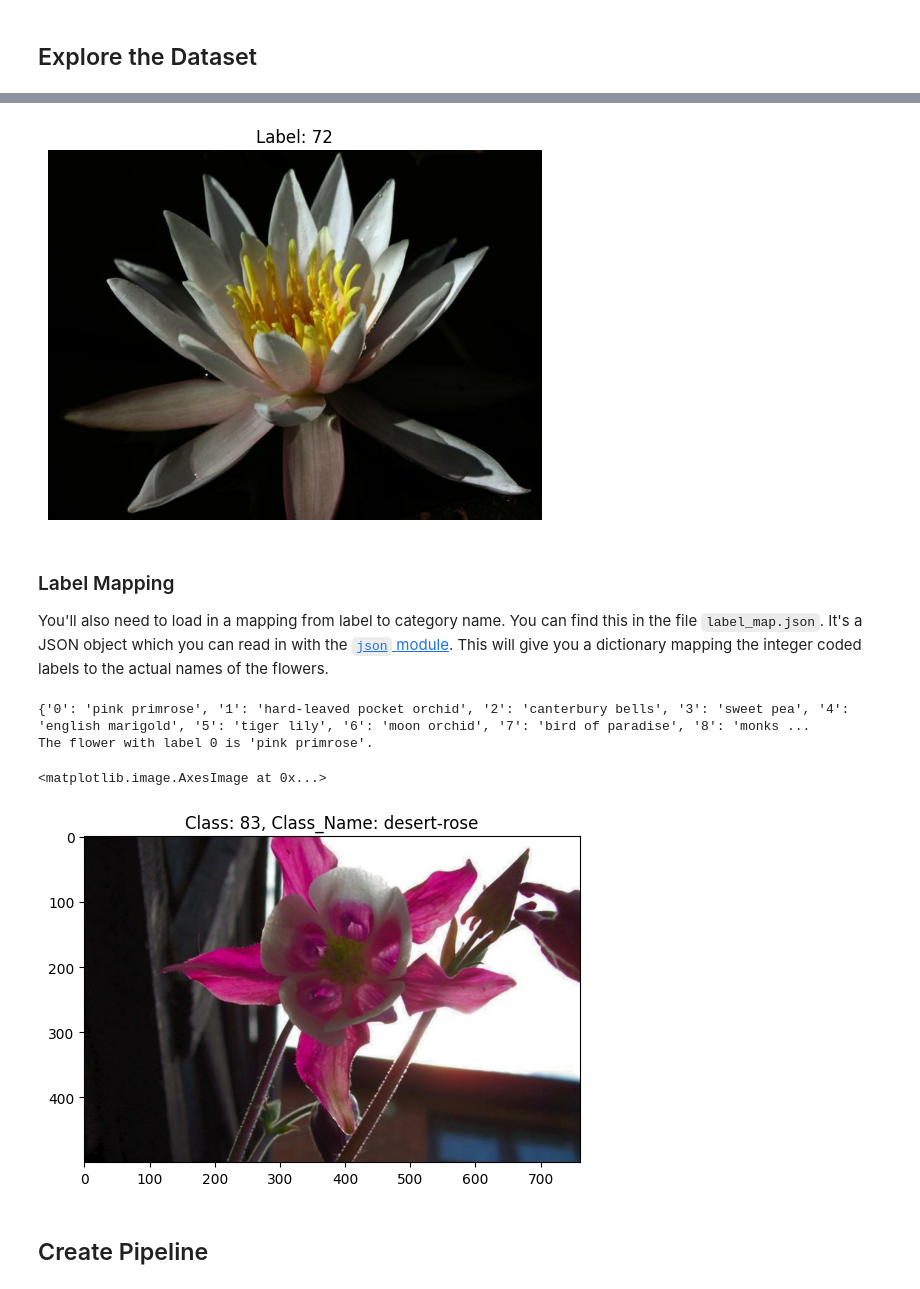
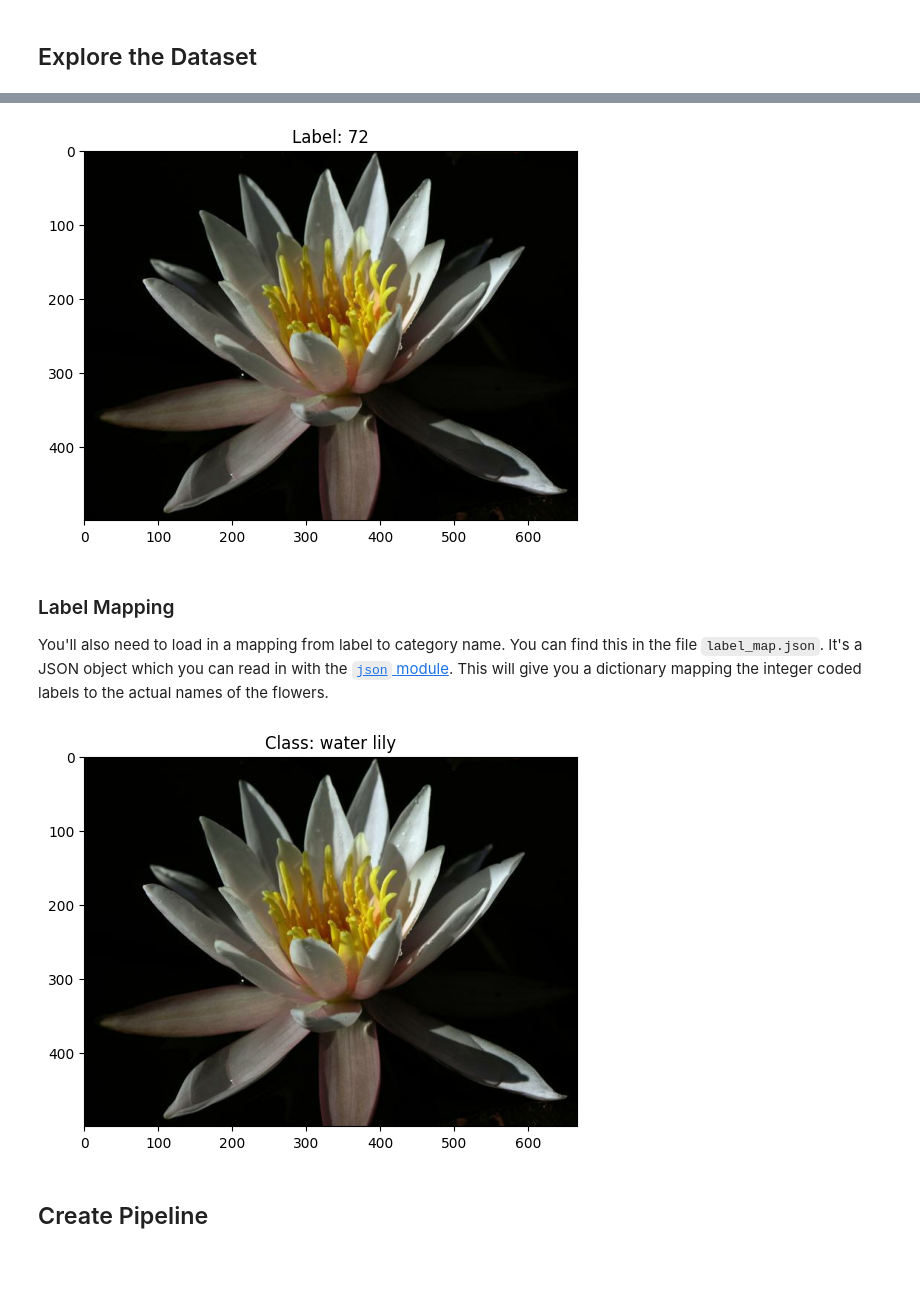
Before and after one commit to bigboy92/fend-matching-game, a Jupyter notebook: Project_Image_Classifier_Project.ipynb, the cells around one changed output, grey strips where cells are left out. Drawn from its saved outputs; the diff is of its cells as text; code cells hidden in the pictures.

```diff
--- a/Project_Image_Classifier_Project.ipynb
+++ b/Project_Image_Classifier_Project.ipynb
@@ -36,16 +47,15 @@ Here you'll use `tensorflow_datasets` to load the [Oxford Flowers 102 dataset](h
 The validation and testing sets are used to measure the model's performance on data it hasn't seen yet, but you'll still need to normalize and resize the images to the appropriate size.
 # %%
 # TODO: Load the dataset with TensorFlow Datasets.
-
-dataset,dataset_info = tfds.load('oxford_flowers102', as_supervised=True,with_info=True)
-
+dataset_name = 'oxford_flowers102'
+dataset, info = tfds.load(
+    dataset_name,
+    as_supervised=True,
+    with_info=True,
+    shuffle_files=True
+)
 
 # TODO: Create a training set, a validation set and a test set.
 train_dataset = dataset['train']
+valid_dataset = dataset['validation']
 test_dataset = dataset['test']
-validation_dataset = dataset['validation']
-
-
-print(train_dataset)
-print(test_dataset)
-print(validation_dataset)
@@ -90,15 +89,12 @@ Label: 70
 # %%
 # TODO: Plot 1 image from the training set. Set the title
-# of the plot to the corresponding image label.
-
-
-for image, label in train_dataset.take(1):  # Take one example
-    plt.imshow(image)  # Display the image
-    plt.title(f"Label: {label.numpy()}")  # Set the title to the label
-    plt.axis('off')  # Turn off axis
-    plt.show()  # Show the plot
+for image, label in train_dataset.take(1):
+    plt.imshow(image.numpy())
+    plt.title(f"Label: {label.numpy()}")
+    plt.axis('on')
+    plt.show()
 # %% [output]
-[figure, old version]
+[figure, new version]
 # %% [markdown]
 ### Label Mapping
 
@@ -106,36 +102,16 @@ You'll also need to load in a mapping from label to category name. You can find
 # %%
 with open('label_map.json', 'r') as f:
     class_names = json.load(f)
-# %%
-import json
-
-# Load the label_map.json file
-with open('label_map.json', 'r') as file:
-    label_map = json.load(file)
-
-# Print the dictionary to inspect its structure
-print(label_map)
-
-# Example: Access a specific label
-label_id = '0'  # Note: JSON keys are strings
-flower_name = label_map[label_id]
-print(f"The flower with label {label_id} is '{flower_name}'.")
-# %% [output]
-{'0': 'pink primrose', '1': 'hard-leaved pocket orchid', '2': 'canterbury bells', '3': 'sweet pea', '4': 'english marigold', '5': 'tiger lily', '6': 'moon orchid', '7': 'bird of paradise', '8': 'monks ...
-The flower with label 0 is 'pink primrose'.
 # %%
 # TODO: Plot 1 image from the training set. Set the title
-# of the plot to the corresponding class name.
-
-for image,label in train_dataset.take(6):
-    image = image.numpy()
-    label = label.numpy()
-
-plt.title('Class: ' + str(label) + ", Class_Name: " + class_names[str(label+1)])
-plt.imshow(image)
+for image, label in train_dataset.take(1):
+    plt.imshow(image.numpy())
+    class_name = class_names[str(label.numpy())]
+    plt.title(f"Class: {class_name}")
+    plt.axis('on')
+    plt.show()
 # %% [output]
-<matplotlib.image.AxesImage at 0x...>
-[figure, old version]
+[figure, new version]
 # %% [markdown]
 ## Create Pipeline
 # %%
```
Also changed, not shown: parts of 25 cells of this notebook.
